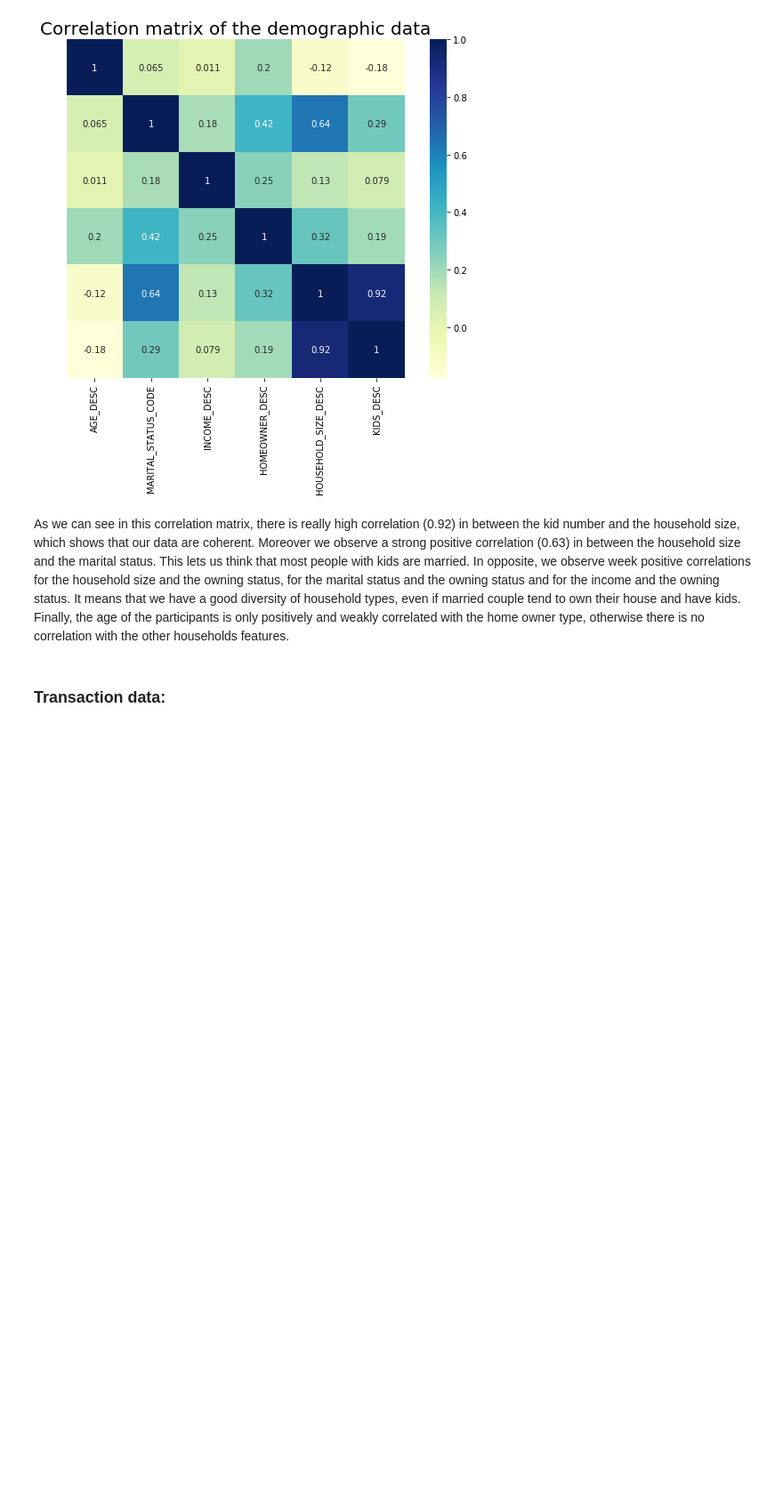
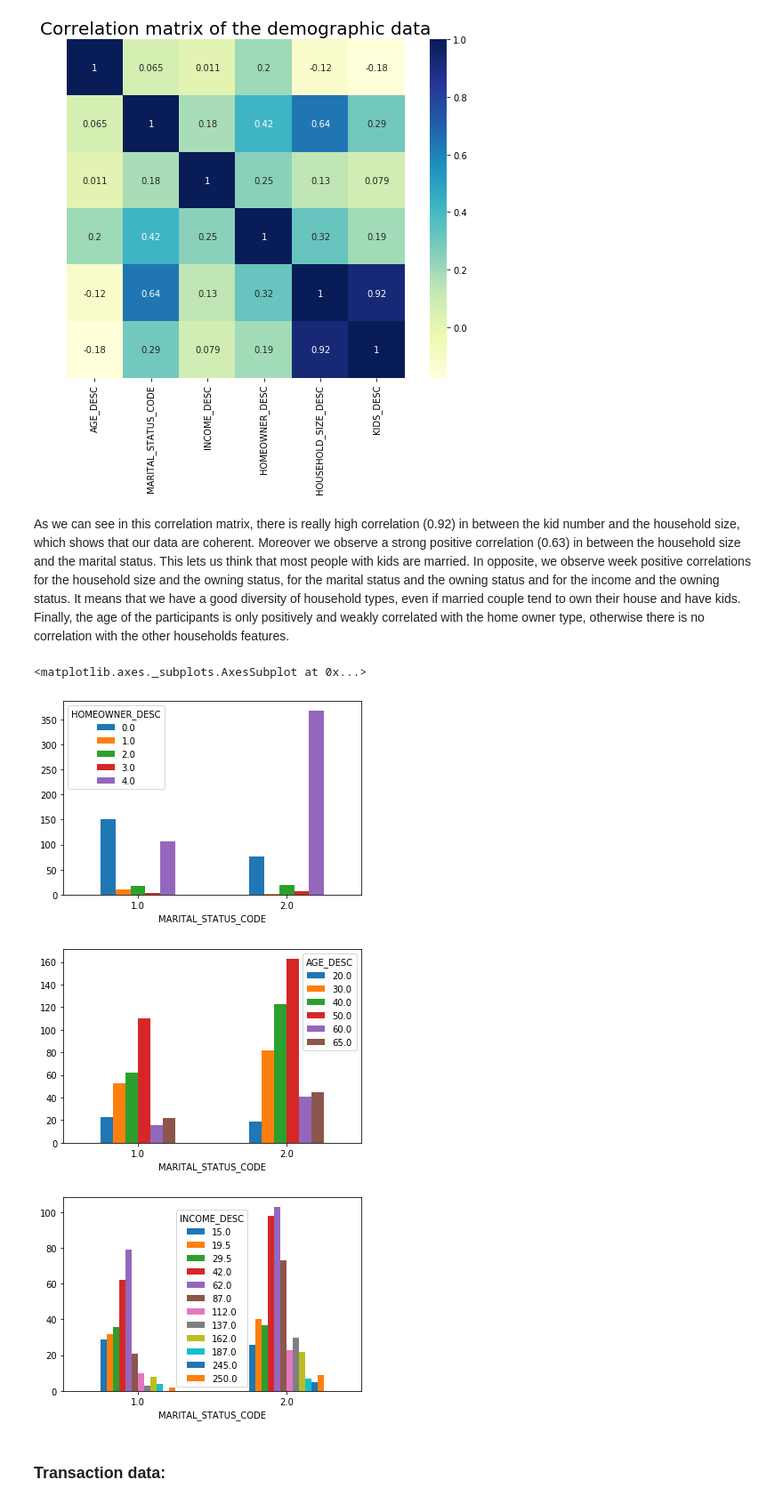
Before and after one commit to marvande/epfl-ada-2019-data-analysis, a Jupyter notebook: code/main.ipynb, the cells around one changed output. Shown at 89% size. Cells and saved outputs as stored; diff of their text form; code cells hidden in the pictures; blank space fills up the shorter version.

Commit message:
add figure demo in function of marital status

```diff
--- a/code/main.ipynb
+++ b/code/main.ipynb
@@ -614,6 +614,20 @@ Text(0.5, 1, 'Correlation matrix of the demographic data')
 [figure]
 # %% [markdown]
 As we can see in this correlation matrix, there is really high correlation (0.92) in between the kid number and the household size, which shows that our data are coherent. Moreover we observe a strong positive correlation (0.63) in between the household size and the marital status. This lets us think that most people with kids are married. In opposite, we observe week positive correlations for the household size and the owning status, for the marital status and the owning status and for the income and the owning status. It means that we have a good diversity of household types, even if married couple tend to own their house and have kids. Finally, the age of the participants is only positively and weakly correlated with the home owner type, otherwise there is no correlation with the other households features.
+# %%
+Married_vs_owner = hh_demo_corr.groupby(['MARITAL_STATUS_CODE','HOMEOWNER_DESC']).count()
+Married_vs_owner.unstack()['KIDS_DESC'].plot.bar(rot=0)
+
+Married_vs_age = hh_demo_corr.groupby(['MARITAL_STATUS_CODE','AGE_DESC']).count()
+Married_vs_age.unstack()['KIDS_DESC'].plot.bar(rot=0)
+
+Married_vs_income = hh_demo_corr.groupby(['MARITAL_STATUS_CODE','INCOME_DESC']).count()
+Married_vs_income.unstack()['KIDS_DESC'].plot.bar(rot=0)
+# %% [output]
+<matplotlib.axes._subplots.AxesSubplot at 0x...>
+[figure, added]
+[figure, added]
+[figure, added]
 # %% [markdown]
 ### Transaction data:
 # %% [markdown]
```
